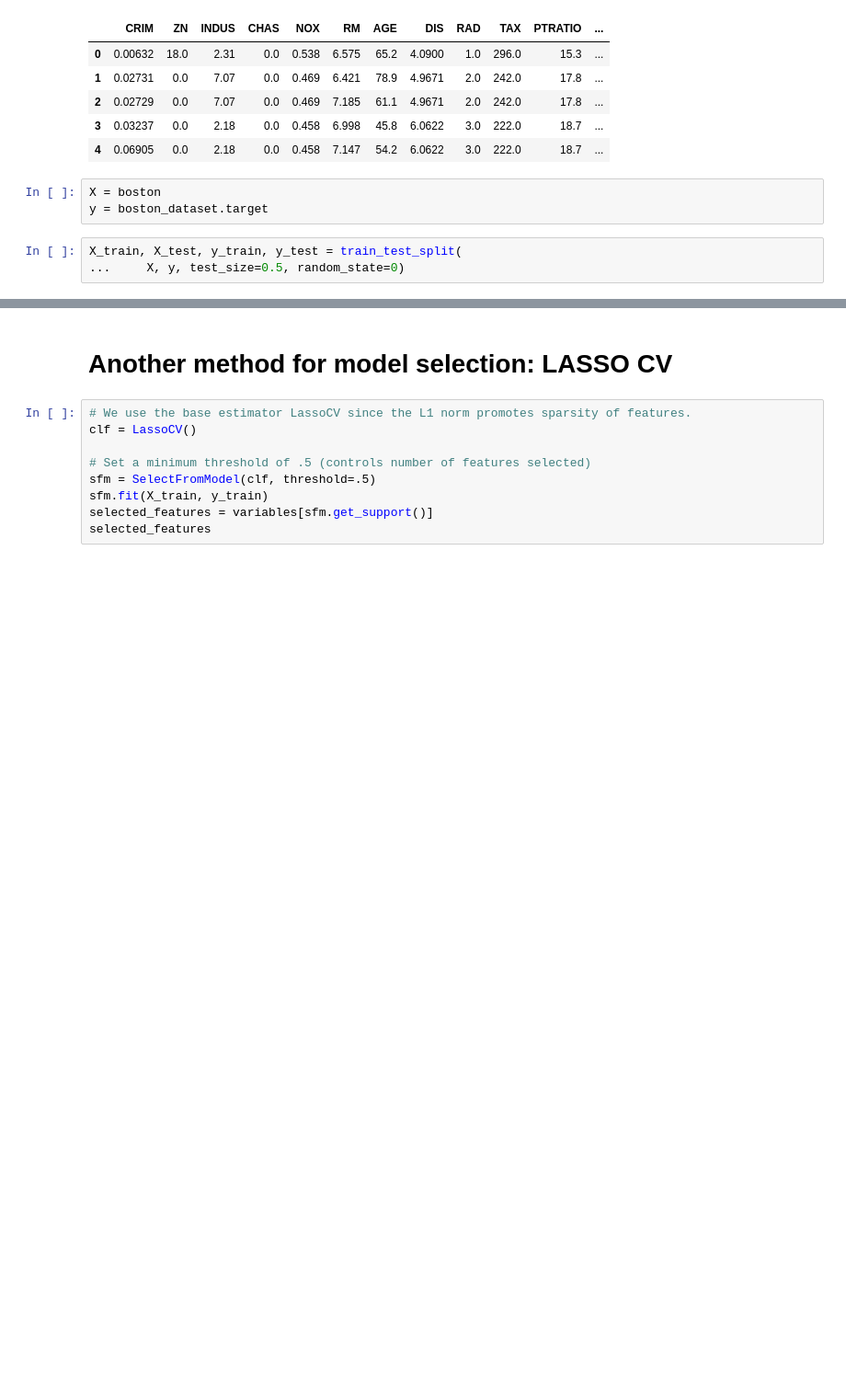
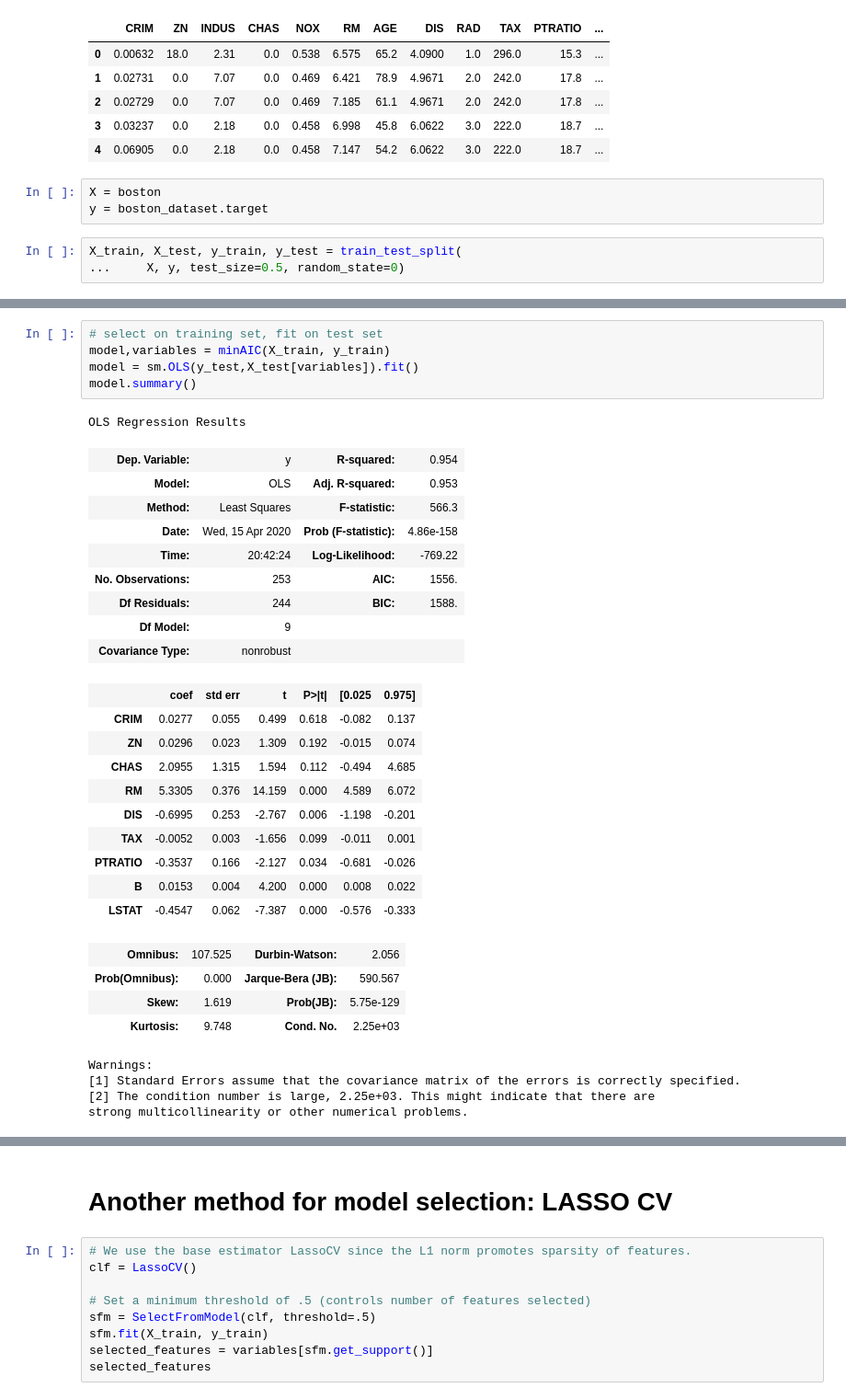
Before and after one commit to orie3120/orie3120-sp2020, a Jupyter notebook: demos/model-selection.ipynb, the cells around one changed output, grey strips where cells are left out. Shown: that part at 92% size. Cells and saved outputs as stored; diff of their text form; blank space fills up the shorter version.

```diff
--- a/demos/model-selection.ipynb
+++ b/demos/model-selection.ipynb
@@ -262,0 +311,34 @@ strong multicollinearity or other numerical problems.
+# %%
+# select on training set, fit on test set
+model,variables = minAIC(X_train, y_train)
+model = sm.OLS(y_test,X_test[variables]).fit()
+model.summary()
+# %% [output]
+OLS Regression Results
+| Dep. Variable: | y | R-squared: | 0.954 |
+| Model: | OLS | Adj. R-squared: | 0.953 |
+| Method: | Least Squares | F-statistic: | 566.3 |
+| Date: | Wed, 15 Apr 2020 | Prob (F-statistic): | 4.86e-158 |
+| Time: | 20:42:24 | Log-Likelihood: | -769.22 |
+| No. Observations: | 253 | AIC: | 1556. |
+| Df Residuals: | 244 | BIC: | 1588. |
+| Df Model: | 9 |  |  |
+| Covariance Type: | nonrobust |  |  |
+|  | coef | std err | t | P>|t| | [0.025 | 0.975] |
+| CRIM | 0.0277 | 0.055 | 0.499 | 0.618 | -0.082 | 0.137 |
+| ZN | 0.0296 | 0.023 | 1.309 | 0.192 | -0.015 | 0.074 |
+| CHAS | 2.0955 | 1.315 | 1.594 | 0.112 | -0.494 | 4.685 |
+| RM | 5.3305 | 0.376 | 14.159 | 0.000 | 4.589 | 6.072 |
+| DIS | -0.6995 | 0.253 | -2.767 | 0.006 | -1.198 | -0.201 |
+| TAX | -0.0052 | 0.003 | -1.656 | 0.099 | -0.011 | 0.001 |
+| PTRATIO | -0.3537 | 0.166 | -2.127 | 0.034 | -0.681 | -0.026 |
+| B | 0.0153 | 0.004 | 4.200 | 0.000 | 0.008 | 0.022 |
+| LSTAT | -0.4547 | 0.062 | -7.387 | 0.000 | -0.576 | -0.333 |
+| Omnibus: | 107.525 | Durbin-Watson: | 2.056 |
+| Prob(Omnibus): | 0.000 | Jarque-Bera (JB): | 590.567 |
+| Skew: | 1.619 | Prob(JB): | 5.75e-129 |
+| Kurtosis: | 9.748 | Cond. No. | 2.25e+03 |
+Warnings:
+[1] Standard Errors assume that the covariance matrix of the errors is correctly specified.
+[2] The condition number is large, 2.25e+03. This might indicate that there are
+strong multicollinearity or other numerical problems.
```
Also changed, not shown: parts of 6 cells of this notebook.
